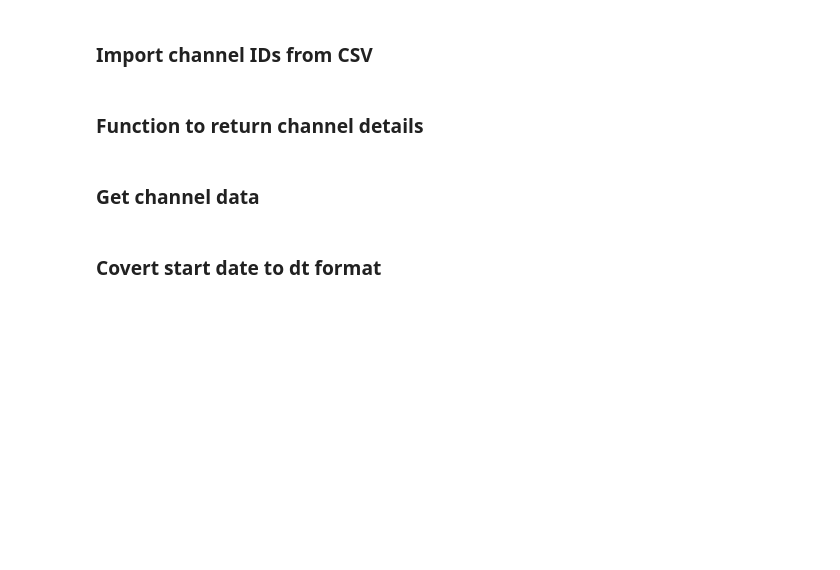
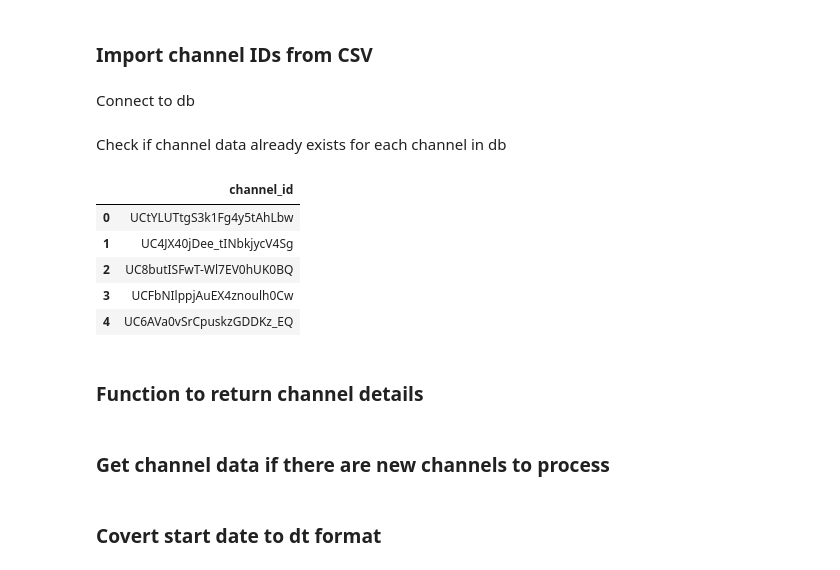
Before and after one commit to harryallum/YouTube-Video-Analysis, a Jupyter notebook: data_processing.ipynb, the cells around one changed output. Saved outputs shown, nothing was run; the diff lists cells and outputs as text; code cells hidden in the pictures; blank space fills up the shorter version.

```diff
--- a/data_processing.ipynb
+++ b/data_processing.ipynb
@@ -23,5 +22,6 @@ youtube = build(
 csv_file_path = 'channels/channel_ids.csv'
 
 # Read channel IDs from CSV file into a list
-df = pd.read_csv(csv_file_path, header=None)
-channel_ids = df[0].tolist()
+import_channel_df = pd.read_csv(csv_file_path, header=None, names=["channel_id"])
+# %% [markdown]
+Connect to db
@@ -27,0 +34,2 @@ channel_ids = df[0].tolist()
+# %% [markdown]
+Check if channel data already exists for each channel in db
@@ -28,3 +40,18 @@ channel_ids = df[0].tolist()
+# %%
+# Get only channels that don't exist already in the db
+new_channels_df = import_channel_df[~import_channel_df['channel_id'].isin(db_channels_df['channel_id'])]
+
+# Convert new channels to a list to pass to the API
+channel_ids = new_channels_df['channel_id'].tolist()
+
+new_channels_df.head()
+# %% [output]
+|  | channel_id |
+| 0 | UCtYLUTtgS3k1Fg4y5tAhLbw |
+| 1 | UC4JX40jDee_tINbkjycV4Sg |
+| 2 | UC8butISFwT-Wl7EV0hUK0BQ |
+| 3 | UCFbNIlppjAuEX4znoulh0Cw |
+| 4 | UC6AVa0vSrCpuskzGDDKz_EQ |
 # %% [markdown]
 ### Function to return channel details
 # %%
@@ -59,4 +87,4 @@ def get_channel_stats(youtube, channel_ids):
 
     return pd.DataFrame(all_data)
 # %% [markdown]
-### Get channel data
+### Get channel data if there are new channels to process
```
Also changed, not shown: parts of 26 cells of this notebook, 4 other files.
